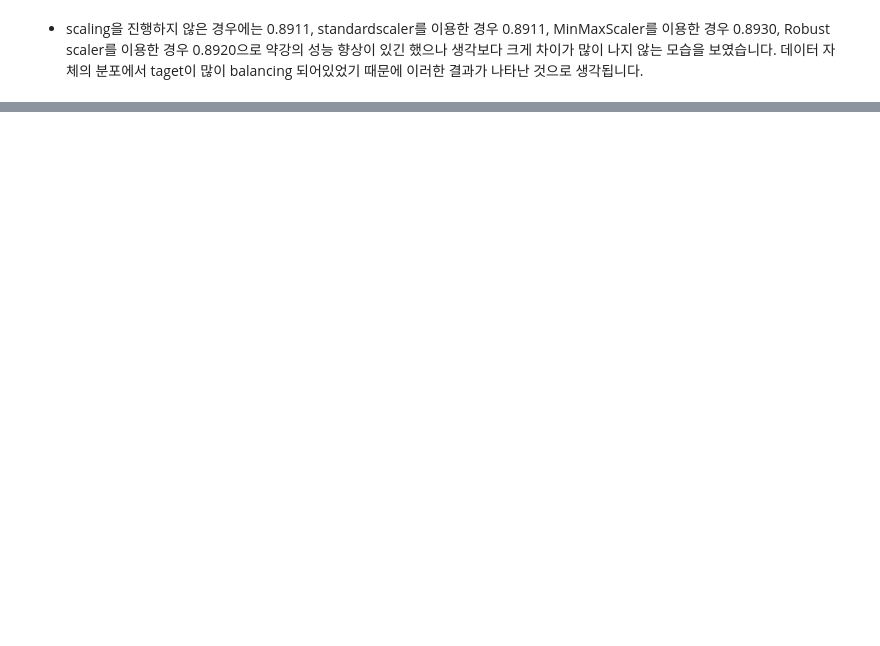
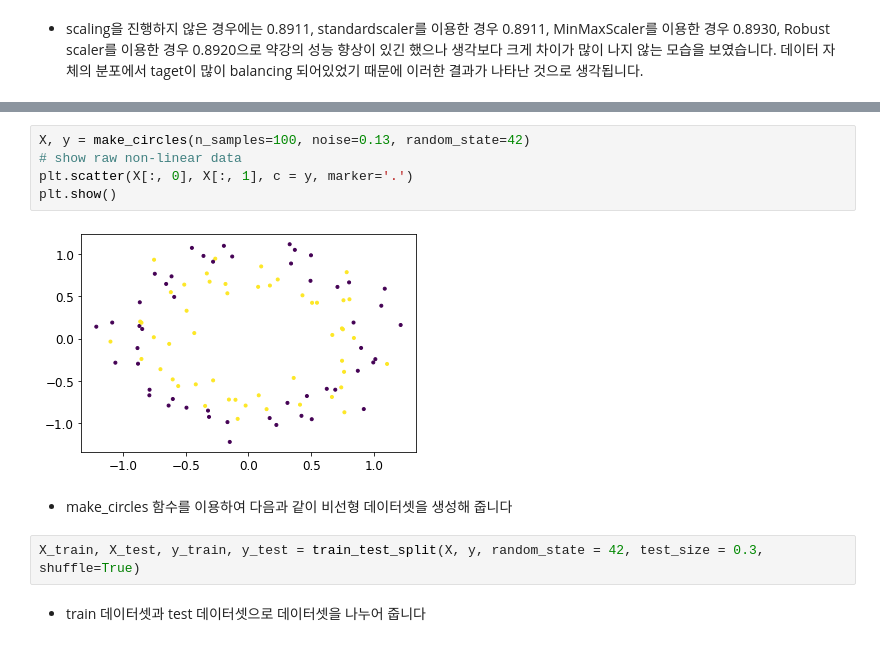
Before and after one commit to SunwooKimstar/Business_Analytics_ch2, a Jupyter notebook: src/svm.ipynb, the cells around one changed output, grey strips where cells are left out. Saved outputs shown, nothing was run; the diff lists cells and outputs as text; blank space fills up the shorter version.

```diff
--- a/src/svm.ipynb
+++ b/src/svm.ipynb
@@ -416,0 +577,13 @@ print("[Robust scaler] Accuracy score %.4f" %metrics.accuracy_score(y_test, y_pr
+# %%
+X, y = make_circles(n_samples=100, noise=0.13, random_state=42)
+# show raw non-linear data
+plt.scatter(X[:, 0], X[:, 1], c = y, marker='.')
+plt.show()
+# %% [output]
+[figure, added]
+# %% [markdown]
+- make_circles 함수를 이용하여 다음과 같이 비선형 데이터셋을 생성해 줍니다
+# %%
+X_train, X_test, y_train, y_test = train_test_split(X, y, random_state = 42, test_size = 0.3, shuffle=True)
+# %% [markdown]
+- train 데이터셋과 test 데이터셋으로 데이터셋을 나누어 줍니다
```
Also changed, not shown: parts of 56 cells of this notebook, 9 other files.
